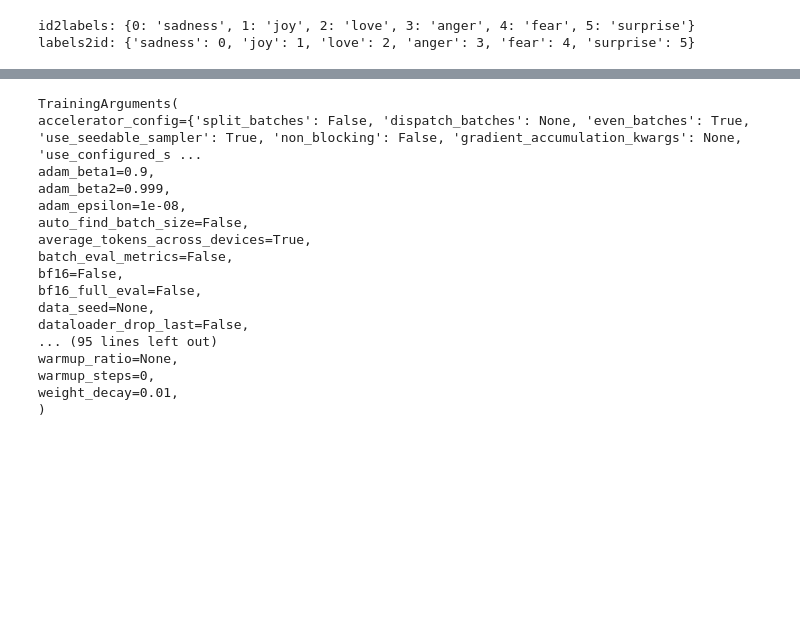
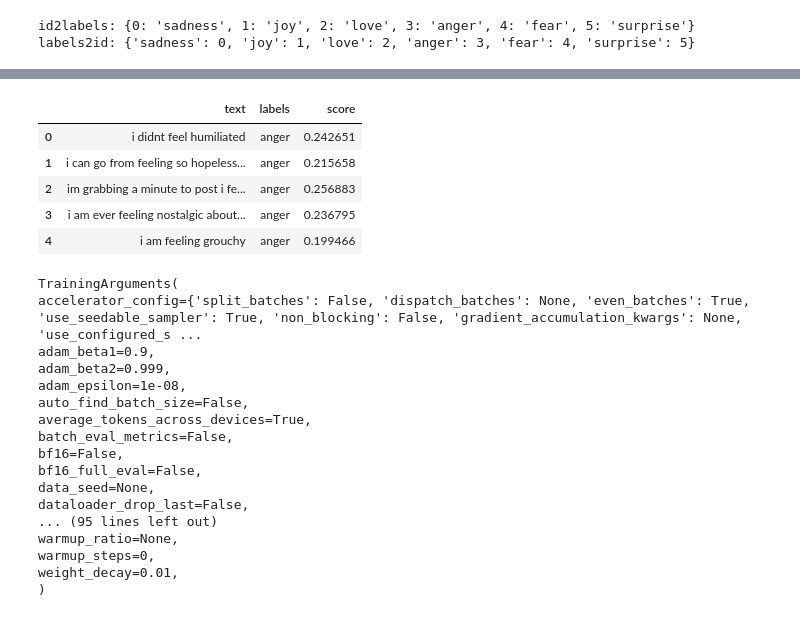
Before and after one commit to mazxal0/AI-Mirea-Course, a Jupyter notebook: homeworks/HW13/HW13.ipynb, the cells around one changed output, grey strips where cells are left out. Cells and saved outputs as stored; diff of their text form; code cells hidden in the pictures; blank space fills up the shorter version.

```diff
--- a/homeworks/HW13/HW13.ipynb
+++ b/homeworks/HW13/HW13.ipynb
@@ -281,6 +267,30 @@ Notes:
 Model class: BertForSequenceClassification
 Number of labels: 6
 id2label: {0: 'sadness', 1: 'joy', 2: 'love', 3: 'anger', 4: 'fear', 5: 'surprise'}
+# %%
+text_classification = pipeline(
+    task='text-classification',
+    model=model,
+    tokenizer=tokenizer,
+    device=0 if torch.cuda.is_available() else -1
+)
+
+pipeline_outputs = text_classification(dataset['train'][:5]['text'])
+
+predicted_df = pd.DataFrame({
+    'text': dataset['train'][:5]['text'],
+    'labels': [item['label'] for item in pipeline_outputs],
+    'score': [item['score'] for item in pipeline_outputs]
+})
+
+predicted_df
+# %% [output]
+|  | text | labels | score |
+| 0 | i didnt feel humiliated | anger | 0.242651 |
+| 1 | i can go from feeling so hopeless... | anger | 0.215658 |
+| 2 | im grabbing a minute to post i fe... | anger | 0.256883 |
+| 3 | i am ever feeling nostalgic about... | anger | 0.236795 |
+| 4 | i am feeling grouchy | anger | 0.199466 |
 # %%
 def compute_metric(eval_pred):
     logits, labels = eval_pred
```
Also changed, not shown: parts of 9 cells of this notebook, 5 other files.
